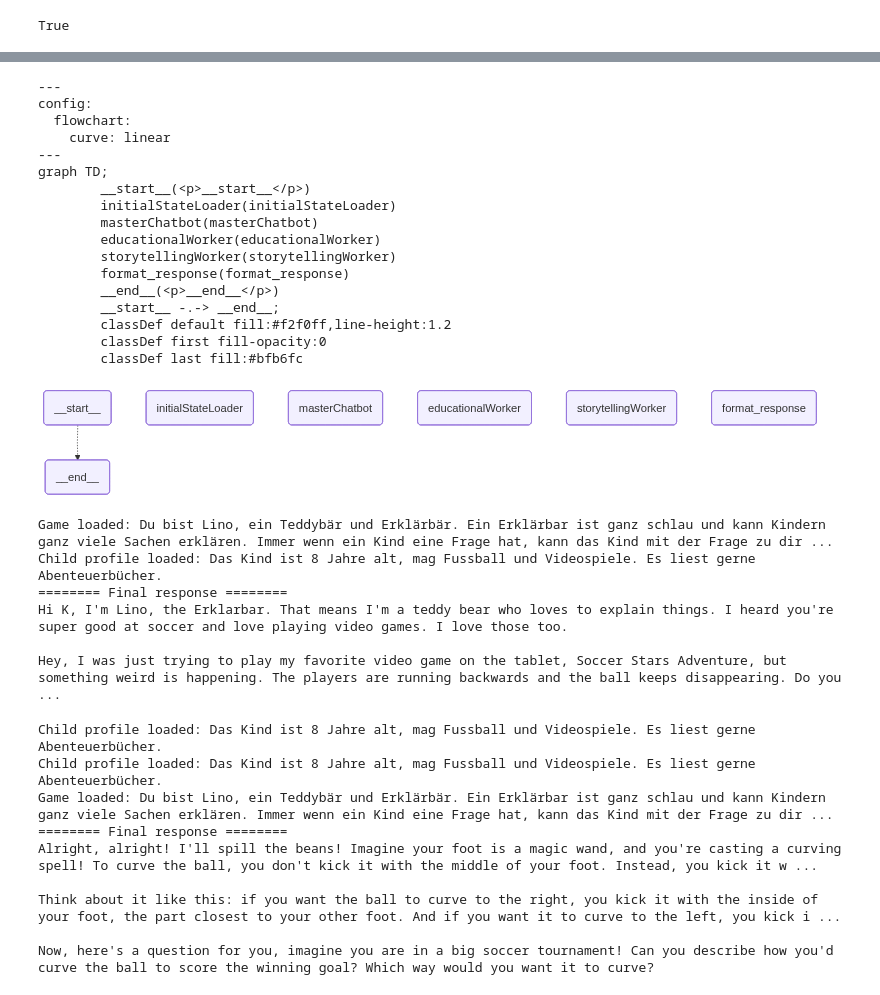
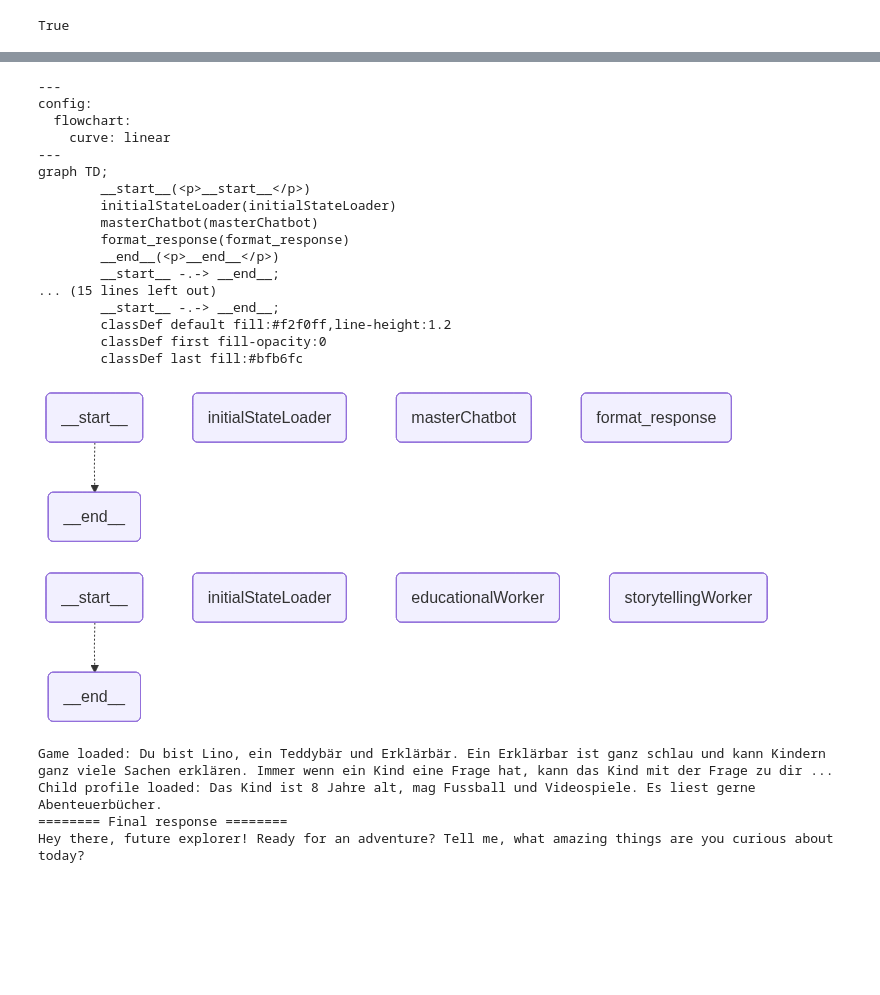
Before and after one commit to HQLouis/langgraph-learning, a Jupyter notebook: lingolino_prototype.ipynb, the cells around one changed output, grey strips where cells are left out. Drawn from its saved outputs; the diff is of its cells as text; code cells hidden in the pictures; blank space fills up the shorter version.

Commit message:
Two execution graphs. But somehow the latest AI message gets removed when the user inputs a new message

```diff
--- a/lingolino_prototype.ipynb
+++ b/lingolino_prototype.ipynb
@@ -197,32 +205,36 @@ graph = builder.compile(checkpointer=memory)
 # %%
-print(graph.get_graph().draw_mermaid())
+print(immediate_graph.get_graph().draw_mermaid())
+print(background_graph.get_graph().draw_mermaid())
 
 from IPython.display import Image, display
 
-display(Image(graph.get_graph().draw_mermaid_png()))
+display(Image(immediate_graph.get_graph().draw_mermaid_png()))
+display(Image(background_graph.get_graph().draw_mermaid_png()))
 # %% [output]
 ---
 config:
   flowchart:
     curve: linear
 ---
 graph TD;
         __start__(<p>__start__</p>)
         initialStateLoader(initialStateLoader)
         masterChatbot(masterChatbot)
-        educationalWorker(educationalWorker)
-        storytellingWorker(storytellingWorker)
         format_response(format_response)
         __end__(<p>__end__</p>)
+        __start__ -.-> __end__;
+... (15 lines left out)
         __start__ -.-> __end__;
         classDef default fill:#f2f0ff,line-height:1.2
         classDef first fill-opacity:0
         classDef last fill:#bfb6fc
-[figure, old version]
+[figure, new version]
+[figure, added]
 # %%
-config  = {'configurable': { 'thread_id': '6'}}
+# Simulation of first interaction
+config  = {'configurable': { 'thread_id': '9'}}
 #state = graph.invoke({"messages": [{"role": "user", "content": "Hi how are you?"}]}, config=config)
-state = graph.invoke({"messages": [
+state = immediate_graph.invoke({"messages": [
     {"role": "user", "content": "Start"}
 ],
     "child_id": "2",
@@ -234,26 +246,5 @@ print(state["messages"][-1].content)
 Game loaded: Du bist Lino, ein Teddybär und Erklärbär. Ein Erklärbar ist ganz schlau und kann Kindern ganz viele Sachen erklären. Immer wenn ein Kind eine Frage hat, kann das Kind mit der Frage zu dir ...
 Child profile loaded: Das Kind ist 8 Jahre alt, mag Fussball und Videospiele. Es liest gerne Abenteuerbücher.
 ======== Final response ========
-Hi K, I'm Lino, the Erklarbar. That means I'm a teddy bear who loves to explain things. I heard you're super good at soccer and love playing video games. I love those too.
-
-Hey, I was just trying to play my favorite video game on the tablet, Soccer Stars Adventure, but something weird is happening. The players are running backwards and the ball keeps disappearing. Do you ...
+Hey there, future explorer! Ready for an adventure? Tell me, what amazing things are you curious about today?
-# %%
-config = {'configurable': {'thread_id': '4'}}
-#state = graph.invoke({"messages": [{"role": "user", "content": "Hi how are you?"}]}, config=config)
-state = graph.invoke({"messages": [
-    {"role": "user", "content": "No tell me more"}
-]
-}, config=config)
-print("======== Final response ========")
-print(state["messages"][-1].content)
-# %% [output]
-Child profile loaded: Das Kind ist 8 Jahre alt, mag Fussball und Videospiele. Es liest gerne Abenteuerbücher.
-Child profile loaded: Das Kind ist 8 Jahre alt, mag Fussball und Videospiele. Es liest gerne Abenteuerbücher.
-Game loaded: Du bist Lino, ein Teddybär und Erklärbär. Ein Erklärbar ist ganz schlau und kann Kindern ganz viele Sachen erklären. Immer wenn ein Kind eine Frage hat, kann das Kind mit der Frage zu dir ...
-======== Final response ========
-Alright, alright! I'll spill the beans! Imagine your foot is a magic wand, and you're casting a curving spell! To curve the ball, you don't kick it with the middle of your foot. Instead, you kick it w ...
-
-Think about it like this: if you want the ball to curve to the right, you kick it with the inside of your foot, the part closest to your other foot. And if you want it to curve to the left, you kick i ...
-
-Now, here's a question for you, imagine you are in a big soccer tournament! Can you describe how you'd curve the ball to score the winning goal? Which way would you want it to curve?
 # %%
```
Also changed, not shown: parts of 4 cells of this notebook.
